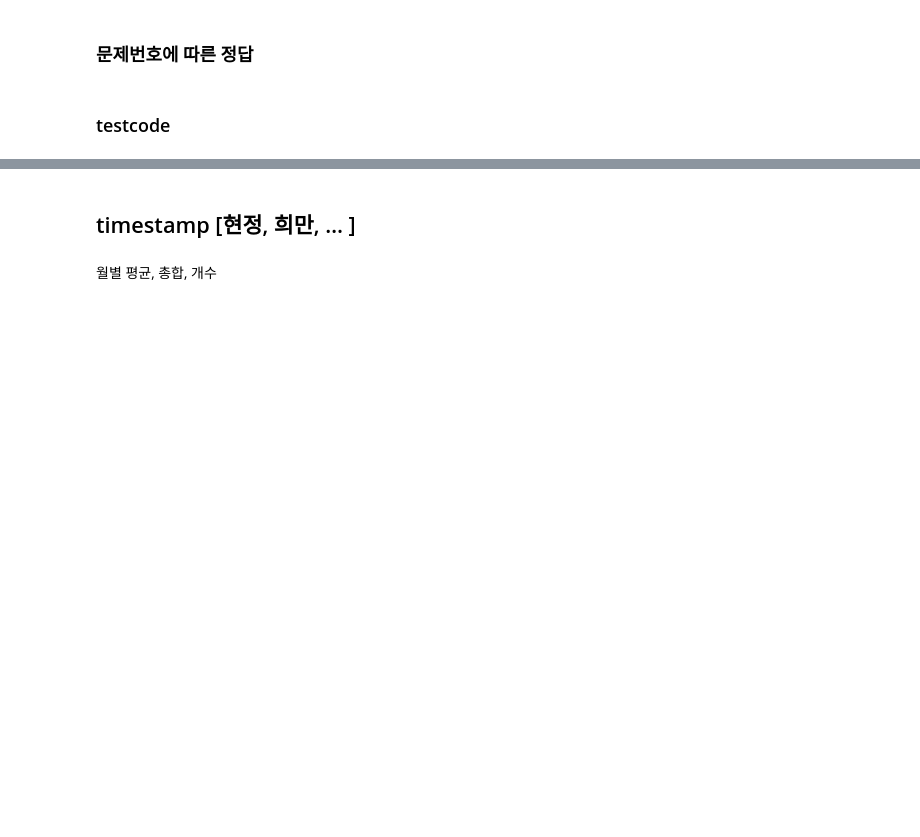
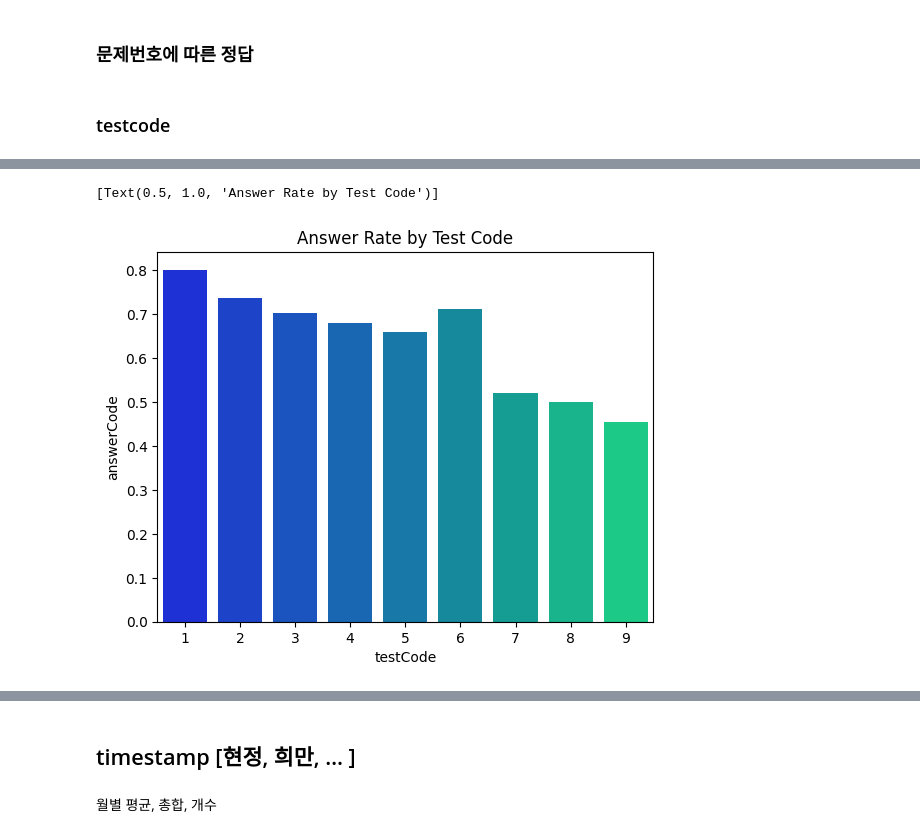
Before and after one commit to boostcampaitech5/level2_dkt-recsys-09, a Jupyter notebook: eda/eda_integration.ipynb, the cells around one changed output, grey strips where cells are left out. Drawn from its saved outputs; the diff is of its cells as text; code cells hidden in the pictures; blank space fills up the shorter version.

```diff
--- a/eda/eda_integration.ipynb
+++ b/eda/eda_integration.ipynb
@@ -115,3 +149,7 @@ Text(0.5, 1.0, 'Distribution of answerCode=0')
+# %%
+#정답률을 빠르게 구하기 위해 함수 정의
+def percentile(s):
+    return np.sum(s) / len(s)
 # %% [markdown]
 ## 이상치 파악
 # %% [markdown]
@@ -122,0 +186,5 @@ Text(0.5, 1.0, 'Distribution of answerCode=0')
+# %%
+code_groupby = df.groupby('testCode').agg({'answerCode' : percentile, 'assessmentItemID': 'nunique',
+                                      'testId' : 'nunique', 'userID': 'nunique', 'KnowledgeTag' : 'nunique'})
+code_groupby = code_groupby.reset_index()
+code_groupby
@@ -122,0 +202,5 @@ Text(0.5, 1.0, 'Distribution of answerCode=0')
+# %%
+sns.barplot(x='testCode', y='answerCode', data=code_groupby, palette='winter').set(title='Answer Rate by Test Code')
+# %% [output]
+[Text(0.5, 1.0, 'Answer Rate by Test Code')]
+[figure, added]
```
Also changed, not shown: parts of 45 cells of this notebook.
